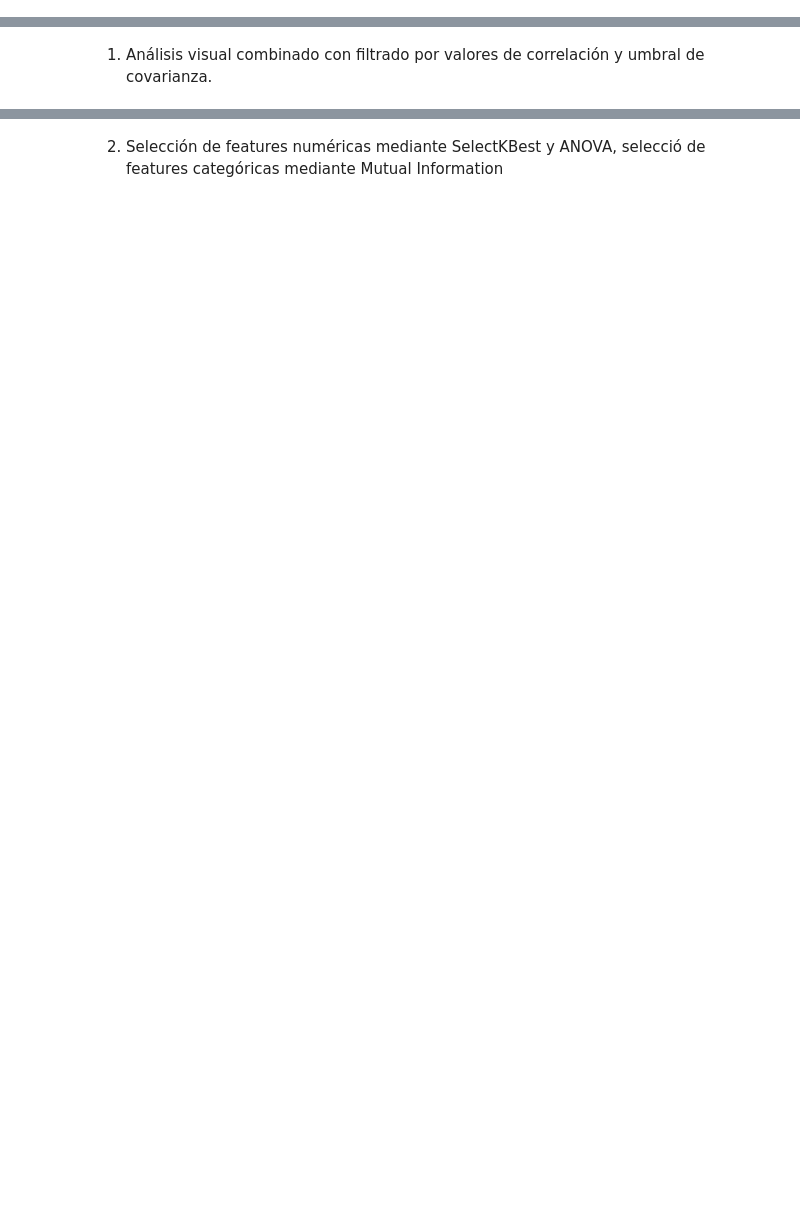
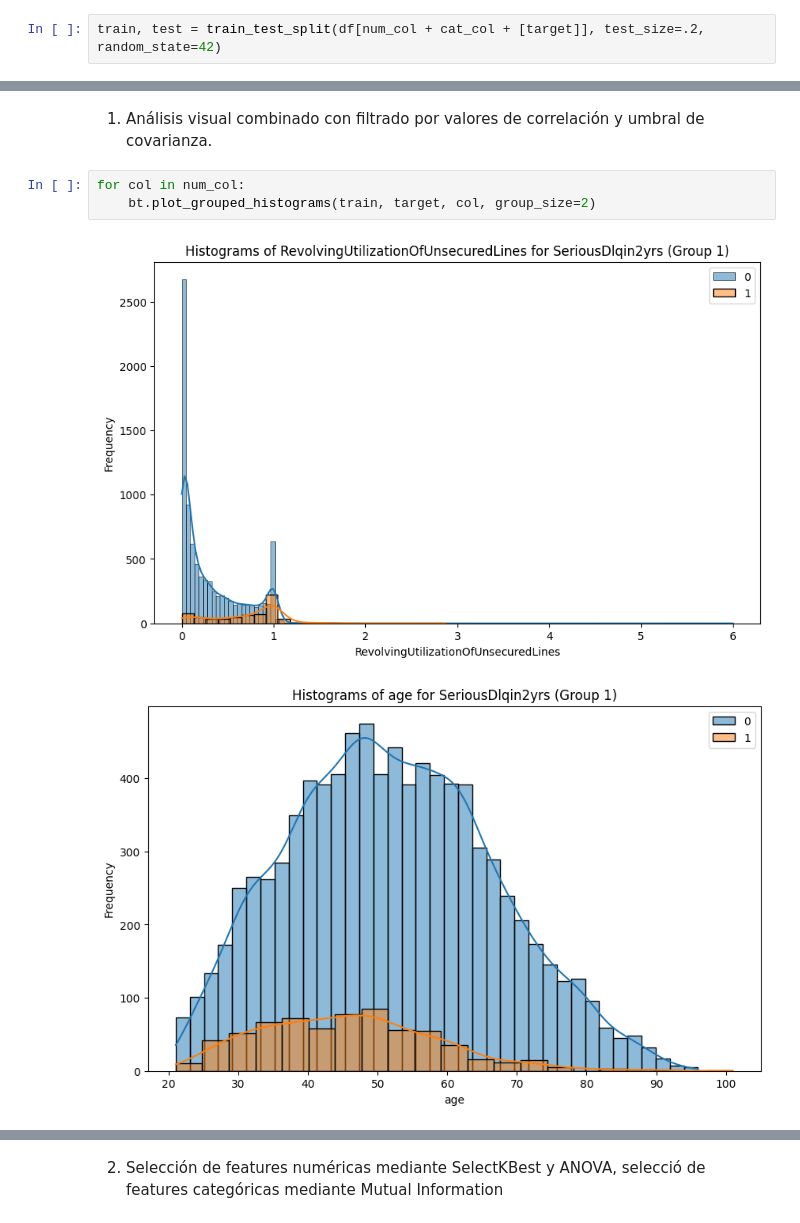
Before and after one commit to njisly/online_ds_thebridge_Nur, a Jupyter notebook: ejercicios/04_Machine_Learning/Sprint_16/Unidad_02/Practica_Obligatoria/18_Practica_Obligatoria_Seleccion_Features.ipynb, the cells around one changed output, grey strips where cells are left out. Saved outputs shown, nothing was run; the diff lists cells and outputs as text; blank space fills up the shorter version.

```diff
--- a/ejercicios/04_Machine_Learning/Sprint_16/Unidad_02/Practica_Obligatoria/18_Practica_Obligatoria_Seleccion_Features.ipynb
+++ b/ejercicios/04_Machine_Learning/Sprint_16/Unidad_02/Practica_Obligatoria/18_Practica_Obligatoria_Seleccion_Features.ipynb
@@ -108,0 +161,2 @@ df["NumberOfDependents"] = pd.cut(df["NumberOfDependents"], bins=[-1, 0, 3, floa
+# %%
+train, test = train_test_split(df[num_col + cat_col + [target]], test_size=.2, random_state=42)
@@ -120,2 +193,8 @@ df["NumberOfDependents"] = pd.cut(df["NumberOfDependents"], bins=[-1, 0, 3, floa
 # %% [markdown]
 1. Análisis visual combinado con filtrado por valores de correlación y umbral de covarianza.
+# %%
+for col in num_col:
+    bt.plot_grouped_histograms(train, target, col, group_size=2)
+# %% [output]
+[figure, added]
+[figure, added]
```
Also changed, not shown: parts of 49 cells of this notebook, 1 other file.
